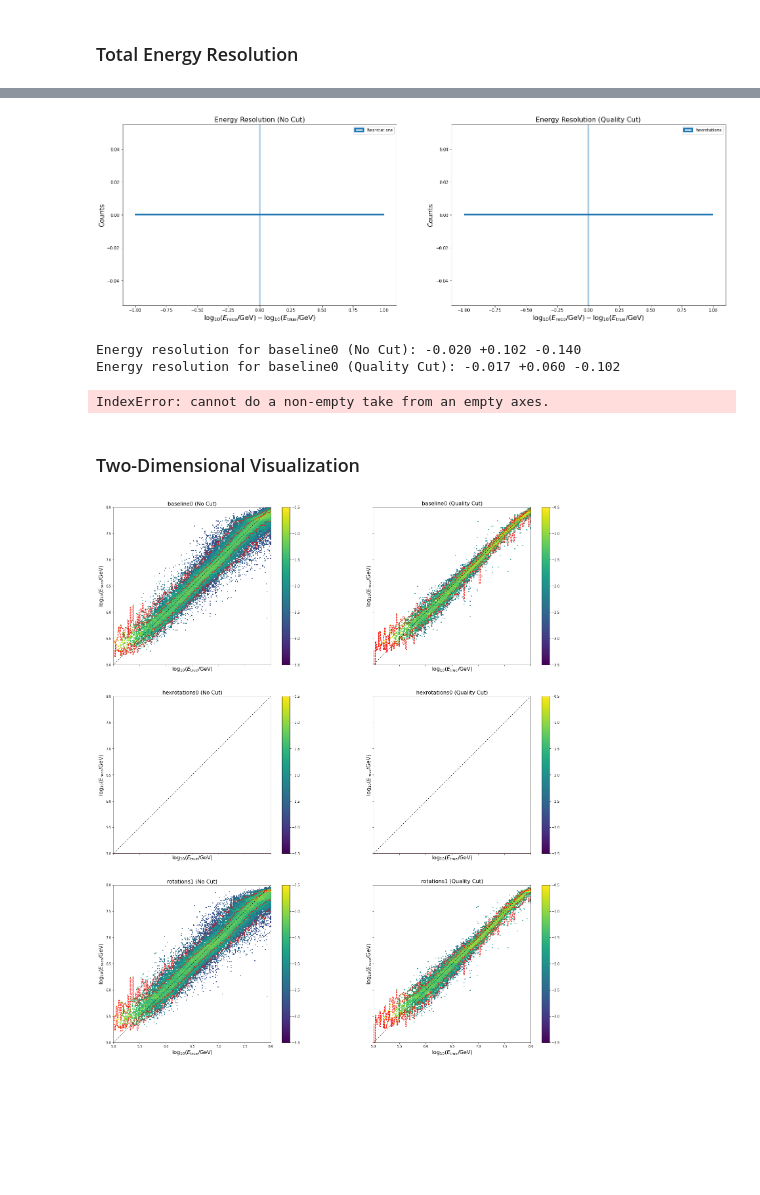
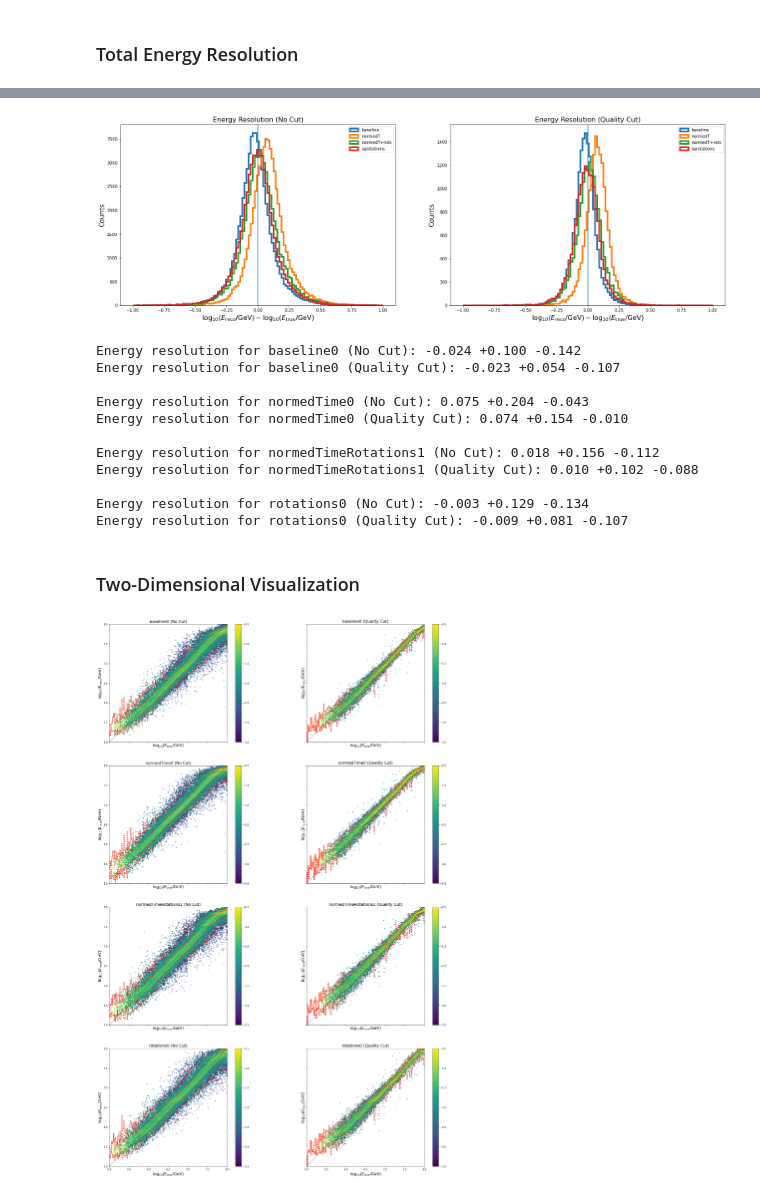
Before and after one commit to fmcnallyi3/icetop-cnn, a Jupyter notebook: base_energy_assessment.ipynb, the cells around one changed output, grey strips where cells are left out. Drawn from its saved outputs; the diff is of its cells as text; code cells hidden in the pictures; blank space fills up the shorter version.

```diff
--- a/base_energy_assessment.ipynb
+++ b/base_energy_assessment.ipynb
@@ -89,8 +89,11 @@ print(x_hex.shape)
 # %%
 # Event-level parameters
 # True values
-theta, phi = y['dir'].transpose()
-theta = np.pi - theta  # Define 0 degrees as overhead
+th = {}
+for key in keyList:
+    theta, phi = xs[key][1]['dir'].transpose()
+    theta = np.pi - theta  # Define 0 degrees as overhead
+    th[key]=theta
 # %% [markdown]
 ## Notes
 
@@ -172,12 +165,8 @@ fig, axs = plt.subplots(figsize=(13*ncols, 8), ncols=ncols)
 for i, cutName in enumerate(cutNames):
     ax = axs[i]
     for j, key in enumerate(keyList):
-        if not(key.__contains__('hex')):
-            cut = getCut(cutName, x, y, p, recoE, key)
-            ax.hist((recoE[key][cut] - energy[cut]), label=labels[key], **histArgs)
-        else:
-            cut = getCut(cutName, x_hex, y_hex, p, recoE, key)
-            ax.hist((recoE[key][cut] - energy_hex[cut]), label=labels[key], **histArgs)
+        cut = getCut(cutName, xs[key][0], xs[key][1], p, recoE, key)
+        ax.hist((recoE[key][cut] - energy[key][cut]), label=labels[key], **histArgs)
     ax.set_title('Energy Resolution (%s)' % cutName, **labelParams)
     ax.set_xlabel(r'$\log_{10}(E_{\mathrm{reco}}/\mathrm{GeV}) - \log_{10}(E_{\mathrm{true}}/\mathrm{GeV})$', **labelParams)
     ax.set_ylabel('Counts', **labelParams)
@@ -194,37 +183,36 @@ fig, axs = plt.subplots(figsize=(13*ncols, 8), ncols=ncols)
 for i, cutName in enumerate(cutNames):
     ax = axs[i]
     for j, key in enumerate(keyList):
-        if not(key.__contains__('hex')):
-            cut = getCut(cutName, x, y, p, recoE, key)
-            ax.hist((recoE[key][cut] - energy[cut]), label=labels[key], **histArgs)
-        else:
-            cut = getCut(cutName, x_hex, y_hex, p, recoE, key)
-            ax.hist((recoE[key][cut] - energy_hex[cut]), label=labels[key], **histArgs)
+        cut = getCut(cutName, xs[key][0], xs[key][1], p, recoE, key)
+        ax.hist((recoE[key][cut] - energy[key][cut]), label=labels[key], **histArgs)
     ax.set_title('Energy Resolution (%s)' % cutName, **labelParams)
     ax.set_xlabel(r'$\log_{10}(E_{\mathrm{reco}}/\mathrm{GeV}) - \log_{10}(E_{\mathrm{true}}/\mathrm{GeV})$', **labelParams)
     ax.set_ylabel('Counts', **labelParams)
     ax.legend()
     ax.axvline()
 # %% [output]
-[figure, old version]
+[figure, new version]
 # %%
 # Summary parameters
 
 for key in keyList:
     for i, cutName in enumerate(cutNames):
-        if not(key.__contains__('hex')):
-            cut = getCut(cutName, x, y, p, recoE, key)
-            median, err_min, err_max = np.percentile(recoE[key][cut] - energy[cut], (50,16,84))
-
-        else:
-            cut = getCut(cutName, x_hex, y_hex, p, recoE, key)
-            median, err_min, err_max = np.percentile(recoE[key][cut] - energy_hex[cut], (50,16,84))
+        cut = getCut(cutName, xs[key][0], xs[key][1], p, recoE, key)
+        median, err_min, err_max = np.percentile(recoE[key][cut] - energy[key][cut], (50,16,84))
         print('Energy resolution for %s (%s): %.03f +%.03f %.03f' % (key, cutName, median, err_max, err_min))
     print()
 # %% [output]
-Energy resolution for baseline0 (No Cut): -0.020 +0.102 -0.140
-Energy resolution for baseline0 (Quality Cut): -0.017 +0.060 -0.102
+Energy resolution for baseline0 (No Cut): -0.024 +0.100 -0.142
+Energy resolution for baseline0 (Quality Cut): -0.023 +0.054 -0.107
+
+Energy resolution for normedTime0 (No Cut): 0.075 +0.204 -0.043
+Energy resolution for normedTime0 (Quality Cut): 0.074 +0.154 -0.010
+
+Energy resolution for normedTimeRotations1 (No Cut): 0.018 +0.156 -0.112
+Energy resolution for normedTimeRotations1 (Quality Cut): 0.010 +0.102 -0.088
+
+Energy resolution for rotations0 (No Cut): -0.003 +0.129 -0.134
+Energy resolution for rotations0 (Quality Cut): -0.009 +0.081 -0.107
-IndexError: cannot do a non-empty take from an empty axes.
 # %% [markdown]
 ### Two-Dimensional Visualization
 # %%
@@ -237,42 +225,37 @@ for i, key in enumerate(keyList):
     for j, cutName in enumerate(cutNames):
 
         ax = axs[i, j] if len(keyList) > 1 else axs[j]
-        if not(key.__contains__('hex')):
-            cut = getCut(cutName, x, y, p, recoE, key)
-            h, xedges, yedges = np.histogram2d(recoE[key][cut], energy[cut], bins=(ebins, ebins),
-                                           normed=False, weights=None)
-        else:
-            cut = getCut(cutName, x_hex, y_hex, p, recoE, key)
-            h, xedges, yedges = np.histogram2d(recoE[key][cut], energy_hex[cut], bins=(ebins, ebins),
+        cut = getCut(cutName, xs[key][0], xs[key][1], p, recoE, key)
+        h, xedges, yedges = np.histogram2d(recoE[key][cut], energy[key][cut], bins=(ebins, ebins),
                                            normed=False, weights=None)
         # Normalize
         ntot = np.sum(h, axis=0).astype(float)
         ntot[ntot==0] = 1.
         h /= ntot
 
         # Create contours
         contourValues = [0.025, 0.16, 0.84, 0.975]
         contourList = [[] for i in contourValues]
         for c, col in enumerate(h.transpose()):
             ccol = col.cumsum()
             for l, val in zip(contourList, contourValues):
                 try: l += [np.where(ccol > val)[0][0]]
                 except IndexError:
                     l += [0]
         for l in contourList:
             l.insert(0, l[0])
             if i >= len(contourList) / 2:
                 l = [j+1 for j in l]
         ax.plot(evalues, evalues, 'k', ls=':')
         for l in contourList:
             ax.step(ebins, ebins[l], color='red', linestyle='--')
 
         # Plot on a log scale
         extent = [yedges[0], yedges[-1], xedges[0], xedges[-1]]
         im = ax.imshow(np.log10(h), extent=extent, origin='lower', interpolation='none', vmin=-3.5, vmax=-0.5)
         ax.set_title('%s (%s)' % (key, cutName), **labelParams)
         ax.set_xlabel(r'$\log_{10}(E_{\mathrm{true}}/\mathrm{GeV})$', **labelParams)
         ax.set_ylabel(r'$\log_{10}(E_{\mathrm{reco}}/\mathrm{GeV})$', **labelParams)
         fig.colorbar(im, ax=ax)
 # %% [output]
-[figure, old version]
+[figure, new version]
```
Also changed, not shown: parts of 11 cells of this notebook, 18 other files.
